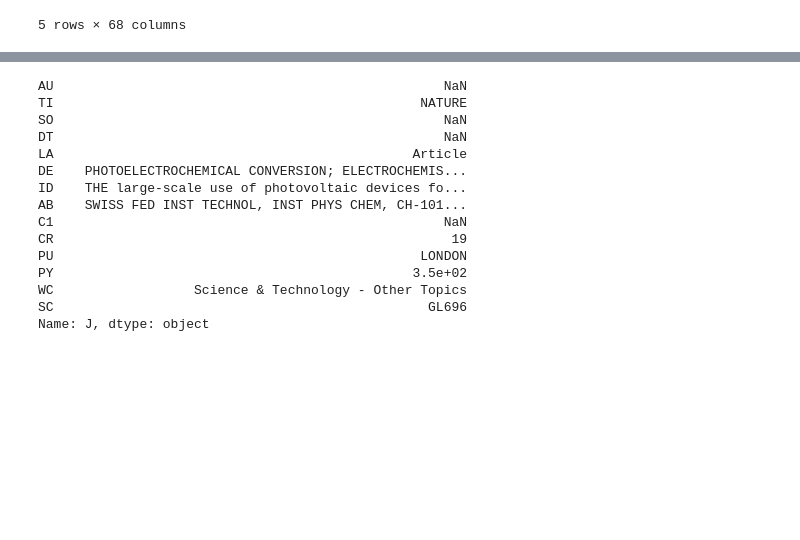
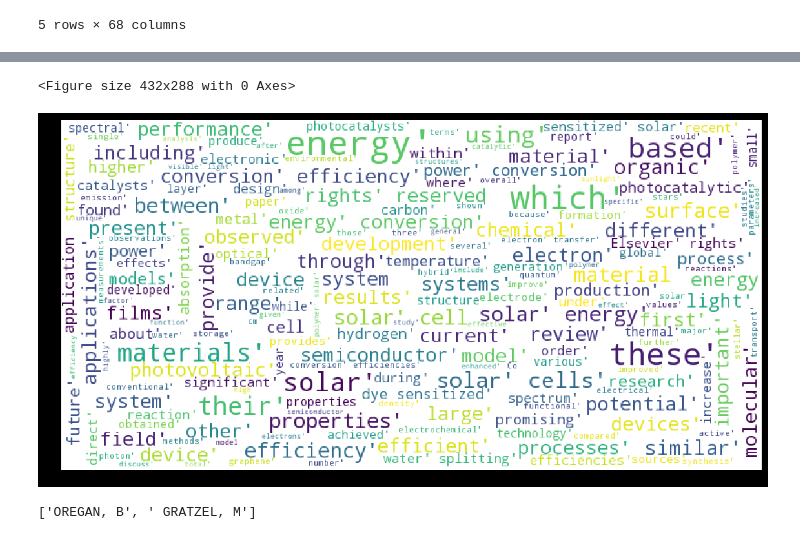
Before and after one commit to abndre/Solar_Energy, a Jupyter notebook: WoS/Solar_WoS.ipynb, the cells around one changed output, grey strips where cells are left out. Drawn from its saved outputs; the diff is of its cells as text; code cells hidden in the pictures; blank space fills up the shorter version.

```diff
--- a/WoS/Solar_WoS.ipynb
+++ b/WoS/Solar_WoS.ipynb
@@ -88,0 +101,28 @@ Index(['AU', 'TI', 'SO', 'DT', 'LA', 'DE', 'ID', 'AB', 'C1', 'CR', 'PU', 'PY',
+# %%
+list_di=[]
+for i in df["AB"]:
+    if not i == None:
+        for j in i.split(' '):
+            list_di.append(j)
+
+new_list =[i for i in list_di if len(i)>4]
+list_di = new_list
+
+wordcloud = WordCloud(
+                          background_color='white',
+                          stopwords=stopwords,
+                          width=800, height=400,
+                          max_words=200,
+                          max_font_size=40,
+                          random_state=42
+                         ).generate(str(list_di))
+
+fig = plt.figure(1)
+plt.figure( figsize=(20,10), facecolor='k')
+plt.imshow(wordcloud)
+plt.axis('off')
+#fig.savefig("word1.png", dpi=1800)
+plt.show()
+# %% [output]
+<Figure size 432x288 with 0 Axes>
+[figure, added]
@@ -89,18 +133,4 @@ Index(['AU', 'TI', 'SO', 'DT', 'LA', 'DE', 'ID', 'AB', 'C1', 'CR', 'PU', 'PY',
 # %%
-df.iloc[0]
+df.iloc[0]['AU'].split(';')
 # %% [output]
-AU                                                  NaN
-TI                                               NATURE
-SO                                                  NaN
-DT                                                  NaN
-LA                                              Article
-DE    PHOTOELECTROCHEMICAL CONVERSION; ELECTROCHEMIS...
-ID    THE large-scale use of photovoltaic devices fo...
-AB    SWISS FED INST TECHNOL, INST PHYS CHEM, CH-101...
-C1                                                  NaN
-CR                                                   19
-PU                                               LONDON
-PY                                              3.5e+02
-WC                  Science & Technology - Other Topics
-SC                                                GL696
-Name: J, dtype: object
+['OREGAN, B', ' GRATZEL, M']
```
Also changed, not shown: parts of 12 cells of this notebook, 1 other file.
